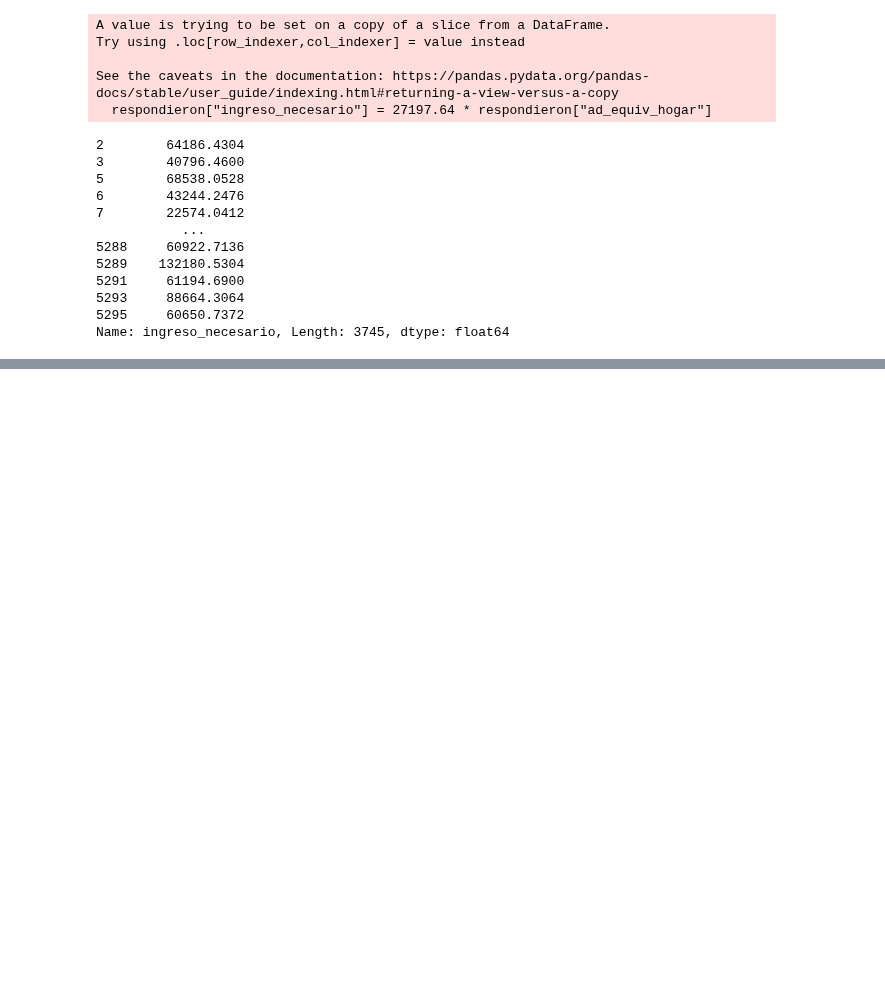
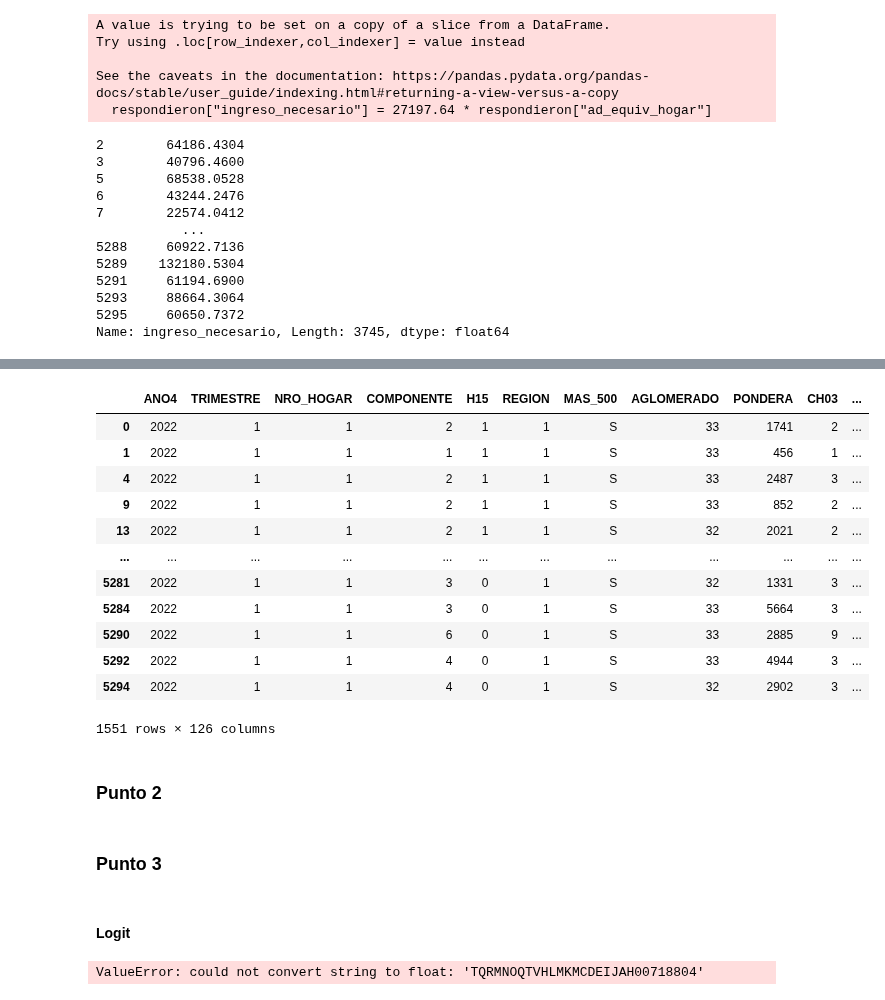
Before and after one commit to hpilar/TrabajosPracticos-Grupo4, a Jupyter notebook: TP2/TP2.ipynb, the cells around one changed output, grey strips where cells are left out. Drawn from its saved outputs; the diff is of its cells as text; code cells hidden in the pictures; blank space fills up the shorter version.

Commit message:
Avances parciales entre las tres integrantes

```diff
--- a/TP2/TP2.ipynb
+++ b/TP2/TP2.ipynb
@@ -726,0 +786,19 @@ ValueError: The truth value of a Series is ambiguous. Use a.empty, a.bool(), a.i
+# %%
+norespondieron_nueva = norespondieron.drop(["DECIFR", "IDECIFR", "RDECIFR", "GDECIFR", "PDECIFR", "ADECIFR", "IPCF", "DECCFR", "IDECCFR", "RDECCFR", "GDECCFR", "PDECCFR", "ADECCFR", "PONDIH", "PP06C", "PP06D", "PP08D1", "PP08D4", "PP08F1", "PP08F2", "PP08J1", "PP08J2", "PP08J3", "P21", "DECOCUR", "IDECOCUR", "RDECOCUR", "GDECOCUR", "PDECOCUR", "ADECOCUR", "PONDIIO", "TOT_P12", "P47T", "DECINDR", "IDECINDR", "RDECINDR", "GDECINDR", "PDECINDR", "PONDII", "V2_M", "V3_M", "V4_M", "V5_M", "V8_M", "V9_M", "V10_M", "V11_M", "V12_M", "V18_M", "V19_AM", "V21_M", "T_VI", "ITF", "DECIFR", "IDECIFR", "RDECIFR", "GDECIFR", "PDECIFR", "ADECIFR", "IPCF", "DECCFR", "IDECCFR", "RDECCFR", "GDECCFR", "PDECCFR", "ADECCFR", "PONDIH", "adulto_equiv", "CODUSU", "ad_equiv_hogar"], axis=1)
+norespondieron_nueva
+# %% [output]
+|  | ANO4 | TRIMESTRE | NRO_HOGAR | COMPONENTE | H15 | REGION | MAS_500 | AGLOMERADO | PONDERA | CH03 | ... |
+| 0 | 2022 | 1 | 1 | 2 | 1 | 1 | S | 33 | 1741 | 2 | ... |
+| 1 | 2022 | 1 | 1 | 1 | 1 | 1 | S | 33 | 456 | 1 | ... |
+| 4 | 2022 | 1 | 1 | 2 | 1 | 1 | S | 33 | 2487 | 3 | ... |
+| 9 | 2022 | 1 | 1 | 2 | 1 | 1 | S | 33 | 852 | 2 | ... |
+| 13 | 2022 | 1 | 1 | 2 | 1 | 1 | S | 32 | 2021 | 2 | ... |
+| ... | ... | ... | ... | ... | ... | ... | ... | ... | ... | ... | ... |
+| 5281 | 2022 | 1 | 1 | 3 | 0 | 1 | S | 32 | 1331 | 3 | ... |
+| 5284 | 2022 | 1 | 1 | 3 | 0 | 1 | S | 33 | 5664 | 3 | ... |
+| 5290 | 2022 | 1 | 1 | 6 | 0 | 1 | S | 33 | 2885 | 9 | ... |
+| 5292 | 2022 | 1 | 1 | 4 | 0 | 1 | S | 33 | 4944 | 3 | ... |
+| 5294 | 2022 | 1 | 1 | 4 | 0 | 1 | S | 32 | 2902 | 3 | ... |
+1551 rows × 126 columns
+# %% [markdown]
+### Punto 2
@@ -726,0 +813,11 @@ ValueError: The truth value of a Series is ambiguous. Use a.empty, a.bool(), a.i
+# %% [markdown]
+### Punto 3
+# %% [markdown]
+#### Logit
+# %%
+# Ajustamos el clasificador con fit con la base de entrenamiento
+log_reg = LogisticRegression().fit(X_train, y_train)
+# Predecimos con la base test
+y_pred = log_reg.predict(X_test)
+# %% [output]
+ValueError: could not convert string to float: 'TQRMNOQTVHLMKMCDEIJAH00718804'
```
Also changed, not shown: parts of 7 cells of this notebook.
